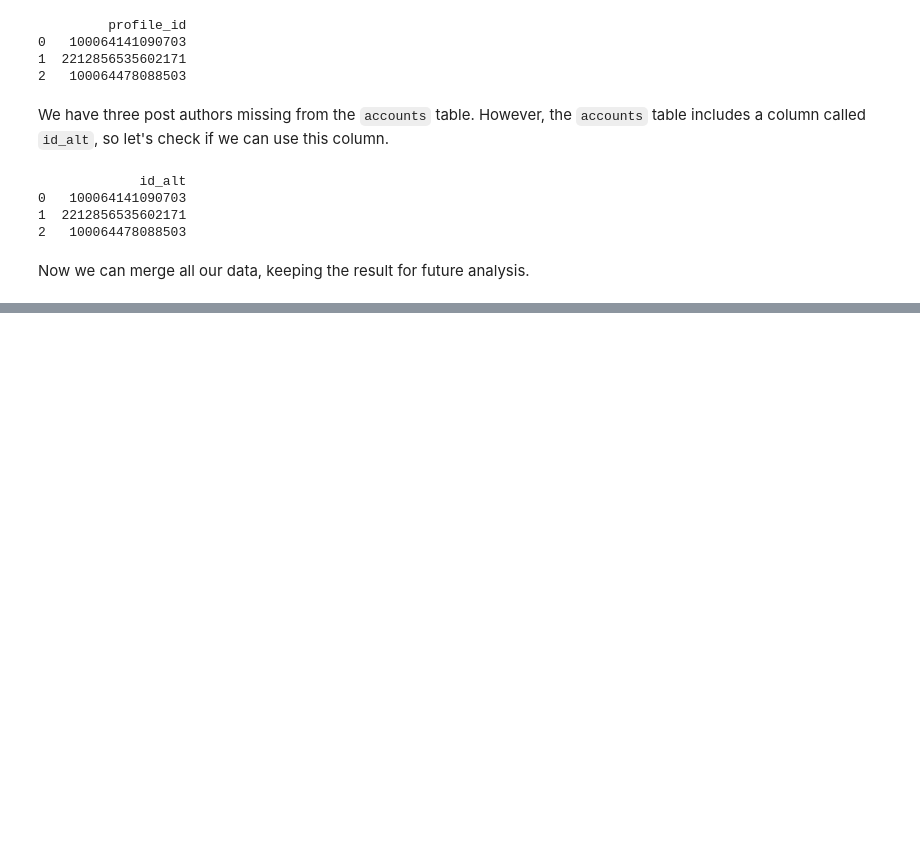
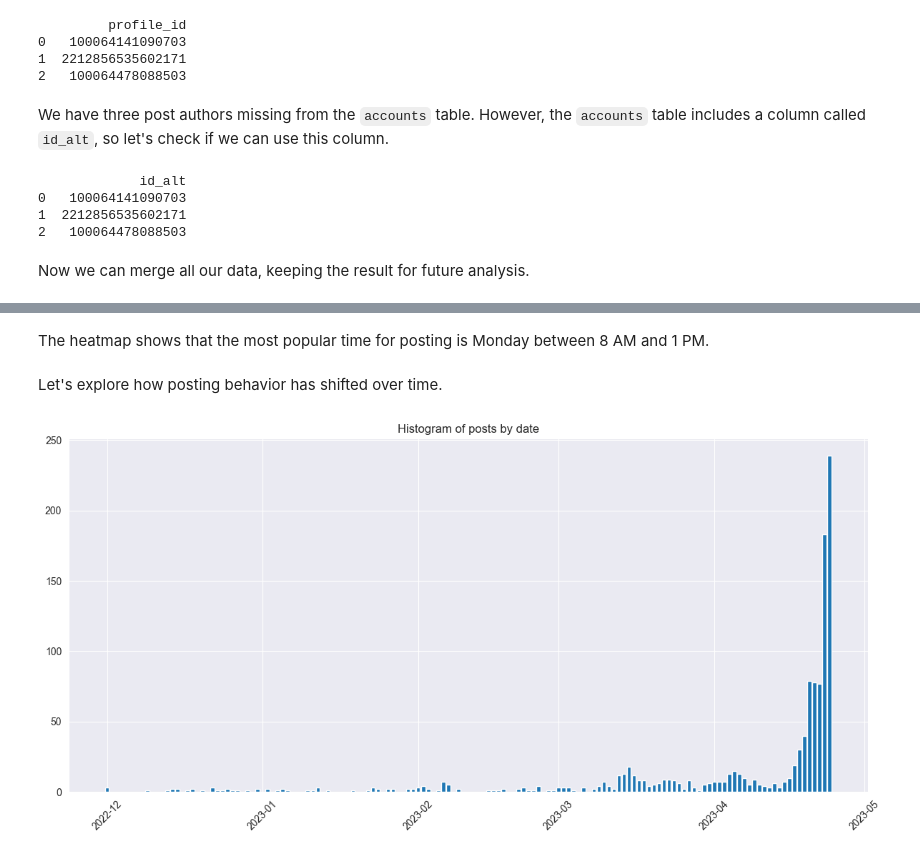
Before and after one commit to mariakyrychok/facebook_eda, a Jupyter notebook: main.ipynb, the cells around one changed output, grey strips where cells are left out. Saved outputs shown, nothing was run; the diff lists cells and outputs as text; code cells hidden in the pictures; blank space fills up the shorter version.

```diff
--- a/main.ipynb
+++ b/main.ipynb
@@ -152,0 +284,14 @@ accounts_with_posts_data.head()
+# %% [markdown]
+The heatmap shows that the most popular time for posting is Monday between 8 AM and 1 PM.
+# %% [markdown]
+Let's explore how posting behavior has shifted over time.
+# %%
+date_counts = posts['created_date'].value_counts().sort_index()
+plt.figure(figsize=(12, 6))
+plt.bar(date_counts.index, date_counts.values)
+plt.title('Histogram of posts by date')
+plt.xticks(rotation=45)
+plt.tight_layout()
+plt.show()
+# %% [output]
+[figure, added]
```
Also changed, not shown: parts of 58 cells of this notebook.
